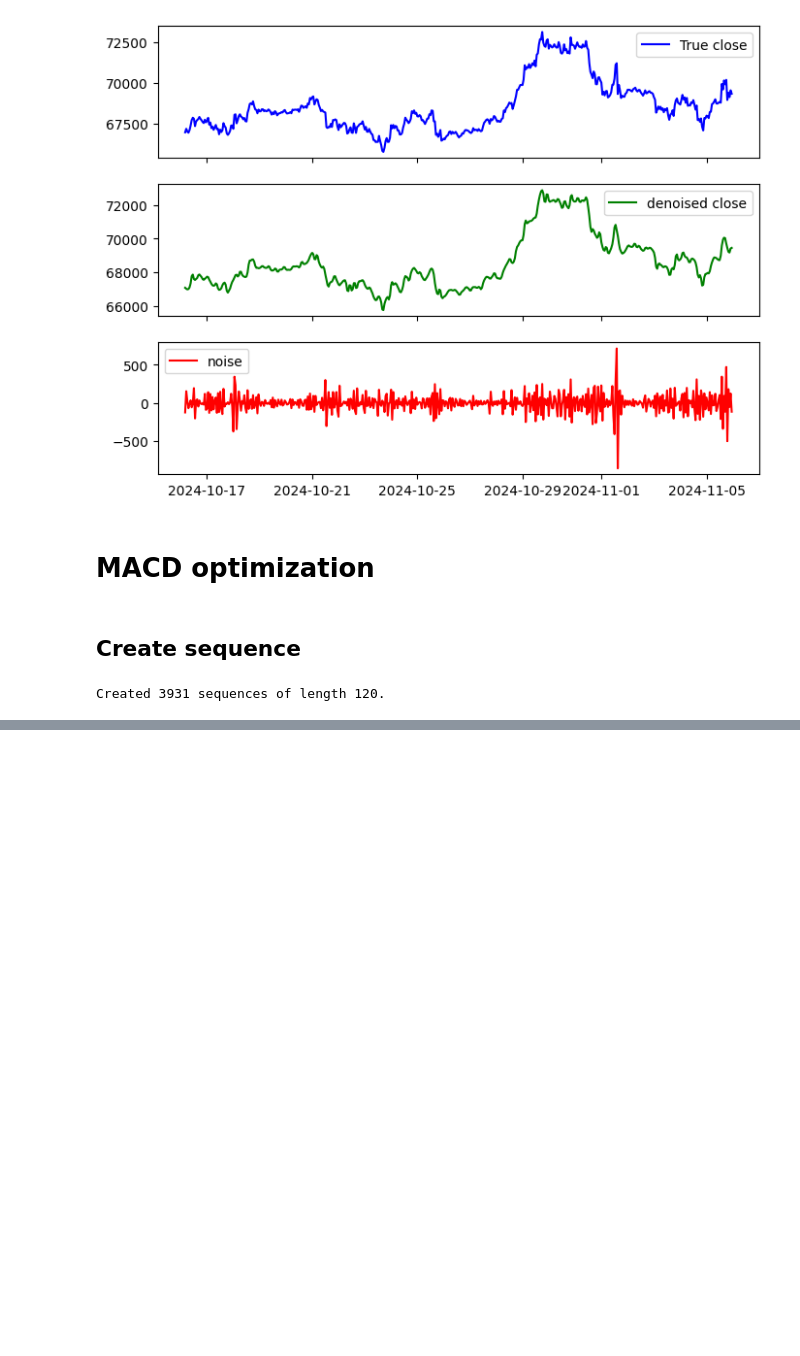
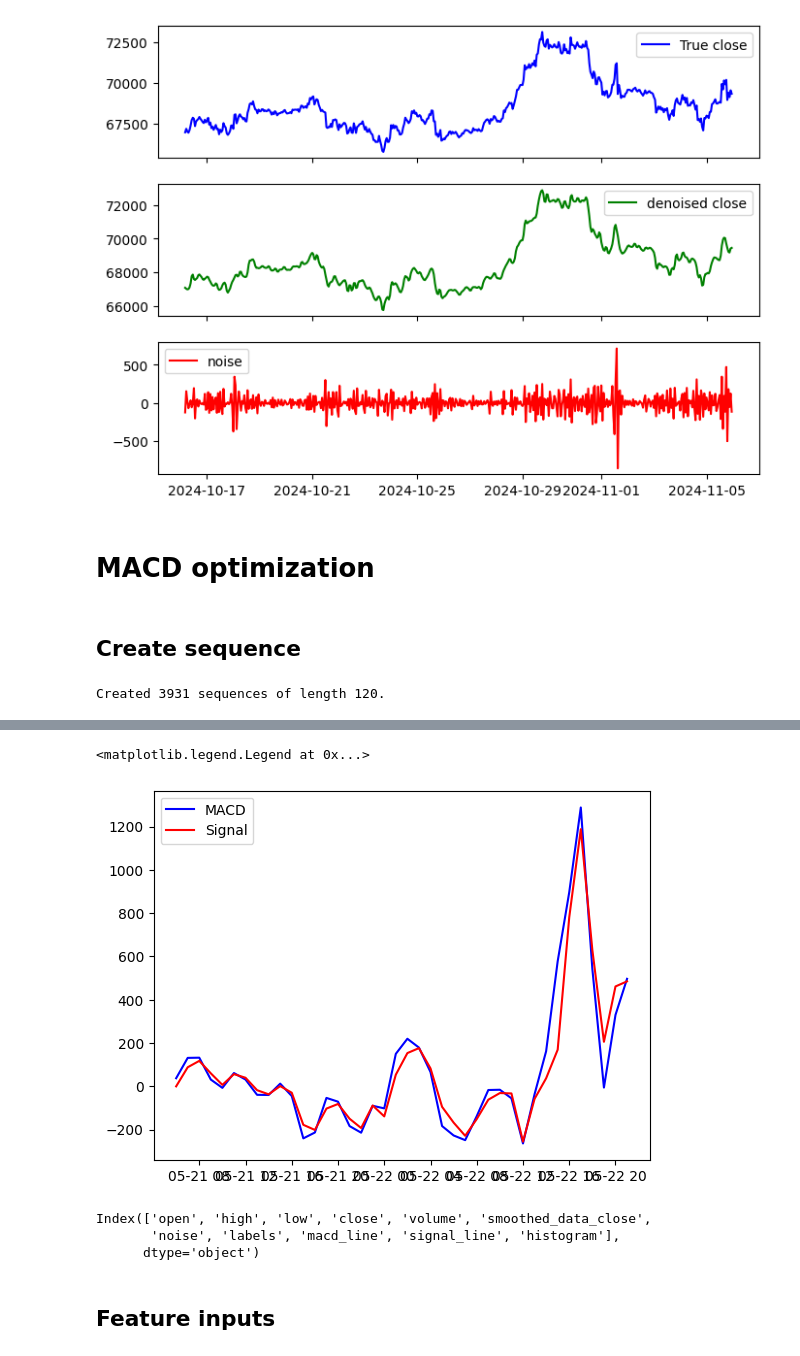
Before and after one commit to ArvinEsfandiari/RevIN-MACD-CNNxLSTM, a Jupyter notebook: src/macdxlstm/prepare_data.ipynb, the cells around one changed output, grey strips where cells are left out. Cells and saved outputs as stored; diff of their text form; code cells hidden in the pictures; blank space fills up the shorter version.

```diff
--- a/src/macdxlstm/prepare_data.ipynb
+++ b/src/macdxlstm/prepare_data.ipynb
@@ -132,0 +257,25 @@ IndexError: only integers, slices (`:`), ellipsis (`...`), numpy.newaxis (`None`
+# %%
+macd_line_new = catch_the_best(df,macd_lines)
+signal_line_new = catch_the_best(df, signal_lines)
+histogram_new = catch_the_best(df,histograms)
+# %%
+def replace_zeros_with_mean(arr):
+    # Create a copy of the array to avoid modifying the original during iteration
+    modified_array = arr.copy()
+
+    # Iterate through the array starting from index 1 to len(arr) - 2
+    for i in range(1, len(arr) - 1):
+        if arr[i] == 0:
+            # Calculate mean of previous and next elements
+            mean_value = (arr[i - 1] + arr[i + 1]) / 2
+            modified_array[i] = mean_value
+
+    return modified_array
+# %%
+macd_line_new = replace_zeros_with_mean(macd_line_new)
+signal_line_new = replace_zeros_with_mean(signal_line_new)
+histogram_new = replace_zeros_with_mean(histogram_new)
+# %%
+df['macd_line'] = macd_line_new
+df['signal_line'] = signal_line_new
+df['histogram'] = histogram_new
@@ -132,0 +300,15 @@ IndexError: only integers, slices (`:`), ellipsis (`...`), numpy.newaxis (`None`
+# %%
+plt.plot(df['macd_line'][:40], color = 'blue', label = 'MACD')
+plt.plot(df['signal_line'][:40], color = 'red', label='Signal')
+plt.legend()
+# %% [output]
+<matplotlib.legend.Legend at 0x...>
+[figure, added]
+# %%
+df.columns
+# %% [output]
+Index(['open', 'high', 'low', 'close', 'volume', 'smoothed_data_close',
+       'noise', 'labels', 'macd_line', 'signal_line', 'histogram'],
+      dtype='object')
+# %% [markdown]
+## Feature inputs
```
Also changed, not shown: parts of 36 cells of this notebook, 2 other files.
